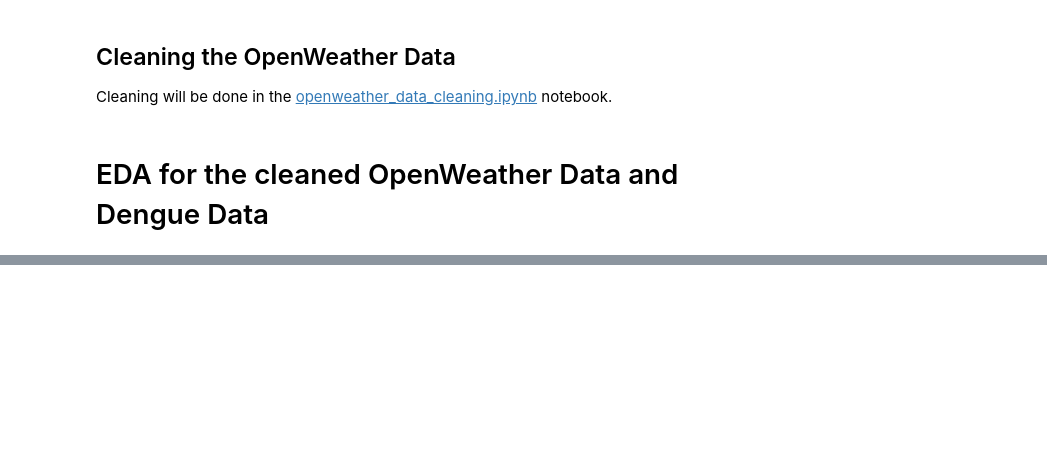
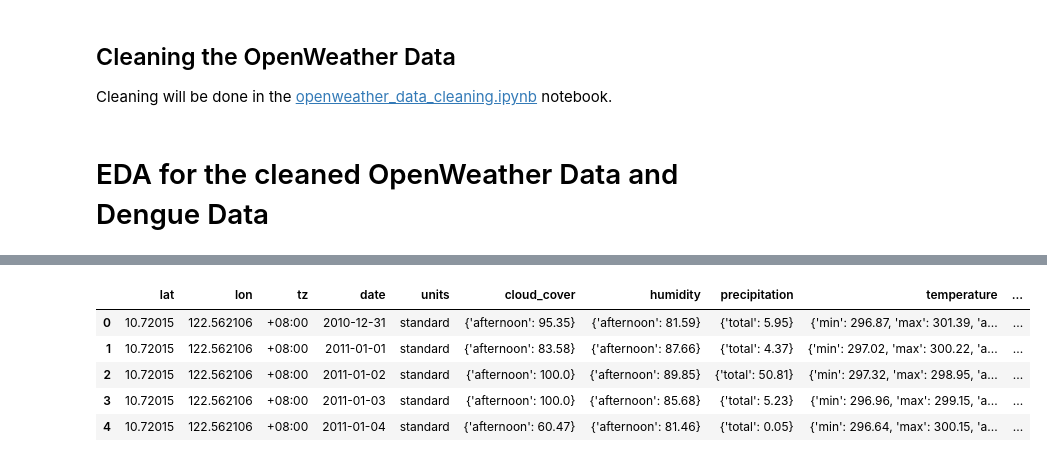
Before and after one commit to Iloilo-Dengue-Watch/Iloilo-Dengue-Watch, a Jupyter notebook: eda_notebook.ipynb, the cells around one changed output, grey strips where cells are left out. Saved outputs shown, nothing was run; the diff lists cells and outputs as text; code cells hidden in the pictures; blank space fills up the shorter version.

```diff
--- a/eda_notebook.ipynb
+++ b/eda_notebook.ipynb
@@ -172,0 +206,11 @@ import seaborn as sns
+# %%
+df_weather_summary = pd.read_json("weather_data_summary.jsonl", lines=True)
+# %%
+df_weather_summary.head()
+# %% [output]
+|  | lat | lon | tz | date | units | cloud_cover | humidity | precipitation | temperature | ... |
+| 0 | 10.72015 | 122.562106 | +08:00 | 2010-12-31 | standard | {'afternoon': 95.35} | {'afternoon': 81.59} | {'total': 5.95} | {'min': 296.87, 'max': 301.39, 'a... | ... |
+| 1 | 10.72015 | 122.562106 | +08:00 | 2011-01-01 | standard | {'afternoon': 83.58} | {'afternoon': 87.66} | {'total': 4.37} | {'min': 297.02, 'max': 300.22, 'a... | ... |
+| 2 | 10.72015 | 122.562106 | +08:00 | 2011-01-02 | standard | {'afternoon': 100.0} | {'afternoon': 89.85} | {'total': 50.81} | {'min': 297.32, 'max': 298.95, 'a... | ... |
+| 3 | 10.72015 | 122.562106 | +08:00 | 2011-01-03 | standard | {'afternoon': 100.0} | {'afternoon': 85.68} | {'total': 5.23} | {'min': 296.96, 'max': 299.15, 'a... | ... |
+| 4 | 10.72015 | 122.562106 | +08:00 | 2011-01-04 | standard | {'afternoon': 60.47} | {'afternoon': 81.46} | {'total': 0.05} | {'min': 296.64, 'max': 300.15, 'a... | ... |
```
Also changed, not shown: parts of 3 cells of this notebook, 6 other files.
